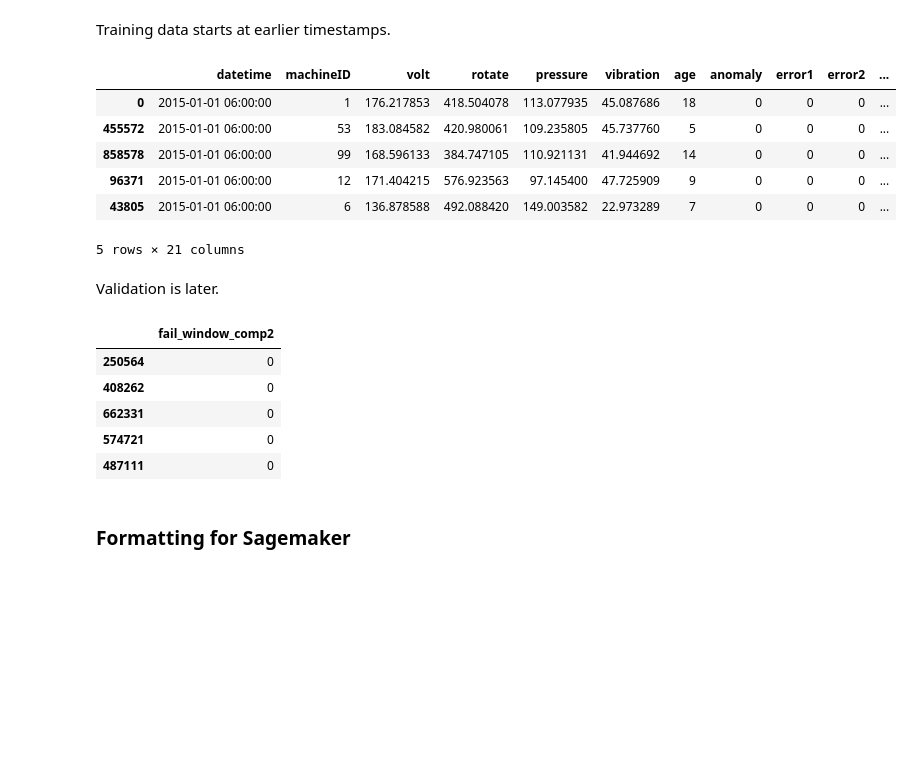
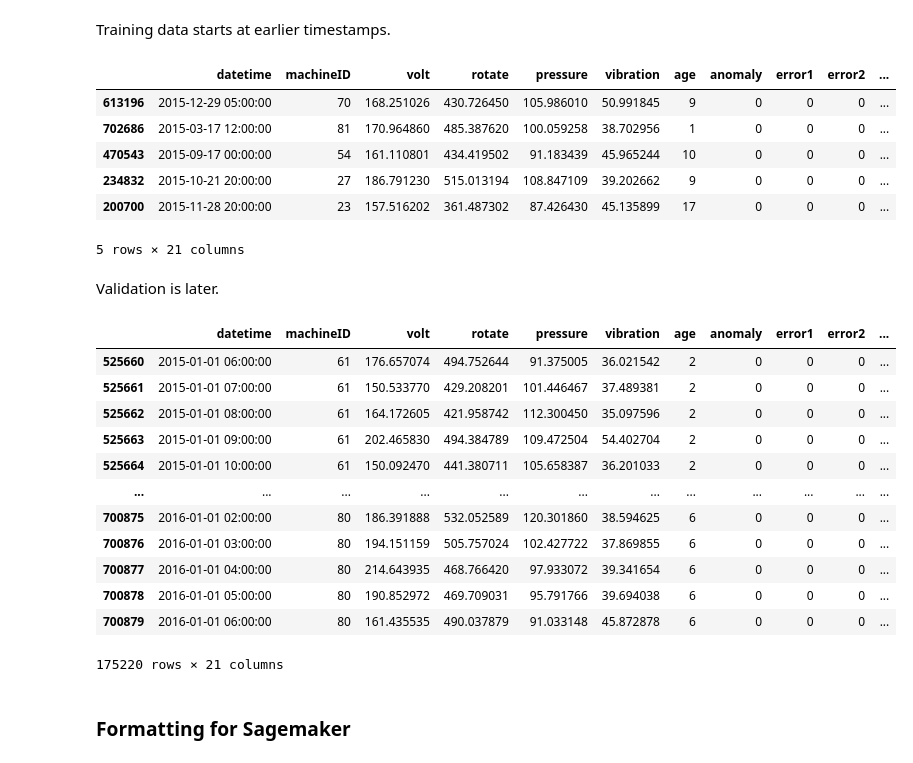
Before and after one commit to stevenjlm/marching-penguin, a Jupyter notebook: src/ml/ml-model-A.ipynb, the cells around one changed output. Drawn from its saved outputs; the diff is of its cells as text; code cells hidden in the pictures; blank space fills up the shorter version.

```diff
--- a/src/ml/ml-model-A.ipynb
+++ b/src/ml/ml-model-A.ipynb
@@ -13,9 +13,12 @@ import pandas as pd
 from sklearn.model_selection import train_test_split
 
 COMPONENT = "comp2"
+JOIN_COLS = ["error" + str(i) for i in range(1,6)]
+JOIN_COLS.extend(["maint_comp" + str(i) for i in range(1,5)])
+JOIN_COLS.append("failure_" + COMPONENT)
 all_events = Data.get_events()
 tel = Data.get_telemetry()
-synthesizer_methods = [AddErrorAndMaintainCols(), OneHotColumn("model"), FailureEventWithinDelT([COMPONENT])]
+synthesizer_methods = [AddErrorAndMaintainCols(JOIN_COLS), OneHotColumn("model")]
 synthesizer = MachineSignalSynth(tel, all_events, synthesizer_methods)
 raw_signal = synthesizer.generate()
 # %% [output]
@@ -107,9 +116,9 @@ LABEL = "fail_window_" + COMPONENT
 y = raw_signal.loc[:, raw_signal.columns == LABEL]
 X = raw_signal.loc[:, raw_signal.columns != LABEL]
 
-X_train, X_test, y_train, y_test = train_test_split(X, y, test_size=0.2, shuffle=False)
+X_train, X_test, y_train, y_test = train_test_split(X, y, test_size=0.2, shuffle=True)
 
-X_train, X_val, y_train, y_val = train_test_split(X_train, y_train, test_size=0.25, shuffle=False)
+X_train, X_val, y_train, y_val = train_test_split(X_train, y_train, test_size=0.25, shuffle=True)
 # %% [markdown]
 ### Sanity Check
 # %% [markdown]
@@ -118,23 +127,30 @@ Training data starts at earlier timestamps.
 X_train.head()
 # %% [output]
 |  | datetime | machineID | volt | rotate | pressure | vibration | age | anomaly | error1 | error2 | ... |
-| 0 | 2015-01-01 06:00:00 | 1 | 176.217853 | 418.504078 | 113.077935 | 45.087686 | 18 | 0 | 0 | 0 | ... |
-| 455572 | 2015-01-01 06:00:00 | 53 | 183.084582 | 420.980061 | 109.235805 | 45.737760 | 5 | 0 | 0 | 0 | ... |
-| 858578 | 2015-01-01 06:00:00 | 99 | 168.596133 | 384.747105 | 110.921131 | 41.944692 | 14 | 0 | 0 | 0 | ... |
-| 96371 | 2015-01-01 06:00:00 | 12 | 171.404215 | 576.923563 | 97.145400 | 47.725909 | 9 | 0 | 0 | 0 | ... |
-| 43805 | 2015-01-01 06:00:00 | 6 | 136.878588 | 492.088420 | 149.003582 | 22.973289 | 7 | 0 | 0 | 0 | ... |
+| 613196 | 2015-12-29 05:00:00 | 70 | 168.251026 | 430.726450 | 105.986010 | 50.991845 | 9 | 0 | 0 | 0 | ... |
+| 702686 | 2015-03-17 12:00:00 | 81 | 170.964860 | 485.387620 | 100.059258 | 38.702956 | 1 | 0 | 0 | 0 | ... |
+| 470543 | 2015-09-17 00:00:00 | 54 | 161.110801 | 434.419502 | 91.183439 | 45.965244 | 10 | 0 | 0 | 0 | ... |
+| 234832 | 2015-10-21 20:00:00 | 27 | 186.791230 | 515.013194 | 108.847109 | 39.202662 | 9 | 0 | 0 | 0 | ... |
+| 200700 | 2015-11-28 20:00:00 | 23 | 157.516202 | 361.487302 | 87.426430 | 45.135899 | 17 | 0 | 0 | 0 | ... |
 5 rows × 21 columns
 # %% [markdown]
 Validation is later.
 # %%
-y_val.head()
+X_val
 # %% [output]
-|  | fail_window_comp2 |
-| 250564 | 0 |
-| 408262 | 0 |
-| 662331 | 0 |
-| 574721 | 0 |
-| 487111 | 0 |
+|  | datetime | machineID | volt | rotate | pressure | vibration | age | anomaly | error1 | error2 | ... |
+| 525660 | 2015-01-01 06:00:00 | 61 | 176.657074 | 494.752644 | 91.375005 | 36.021542 | 2 | 0 | 0 | 0 | ... |
+| 525661 | 2015-01-01 07:00:00 | 61 | 150.533770 | 429.208201 | 101.446467 | 37.489381 | 2 | 0 | 0 | 0 | ... |
+| 525662 | 2015-01-01 08:00:00 | 61 | 164.172605 | 421.958742 | 112.300450 | 35.097596 | 2 | 0 | 0 | 0 | ... |
+| 525663 | 2015-01-01 09:00:00 | 61 | 202.465830 | 494.384789 | 109.472504 | 54.402704 | 2 | 0 | 0 | 0 | ... |
+| 525664 | 2015-01-01 10:00:00 | 61 | 150.092470 | 441.380711 | 105.658387 | 36.201033 | 2 | 0 | 0 | 0 | ... |
+| ... | ... | ... | ... | ... | ... | ... | ... | ... | ... | ... | ... |
+| 700875 | 2016-01-01 02:00:00 | 80 | 186.391888 | 532.052589 | 120.301860 | 38.594625 | 6 | 0 | 0 | 0 | ... |
+| 700876 | 2016-01-01 03:00:00 | 80 | 194.151159 | 505.757024 | 102.427722 | 37.869855 | 6 | 0 | 0 | 0 | ... |
+| 700877 | 2016-01-01 04:00:00 | 80 | 214.643935 | 468.766420 | 97.933072 | 39.341654 | 6 | 0 | 0 | 0 | ... |
+| 700878 | 2016-01-01 05:00:00 | 80 | 190.852972 | 469.709031 | 95.791766 | 39.694038 | 6 | 0 | 0 | 0 | ... |
+| 700879 | 2016-01-01 06:00:00 | 80 | 161.435535 | 490.037879 | 91.033148 | 45.872878 | 6 | 0 | 0 | 0 | ... |
+175220 rows × 21 columns
 # %% [markdown]
 ### Formatting for Sagemaker
 # %%
```
Also changed, not shown: parts of 8 cells of this notebook, 2 other files.
